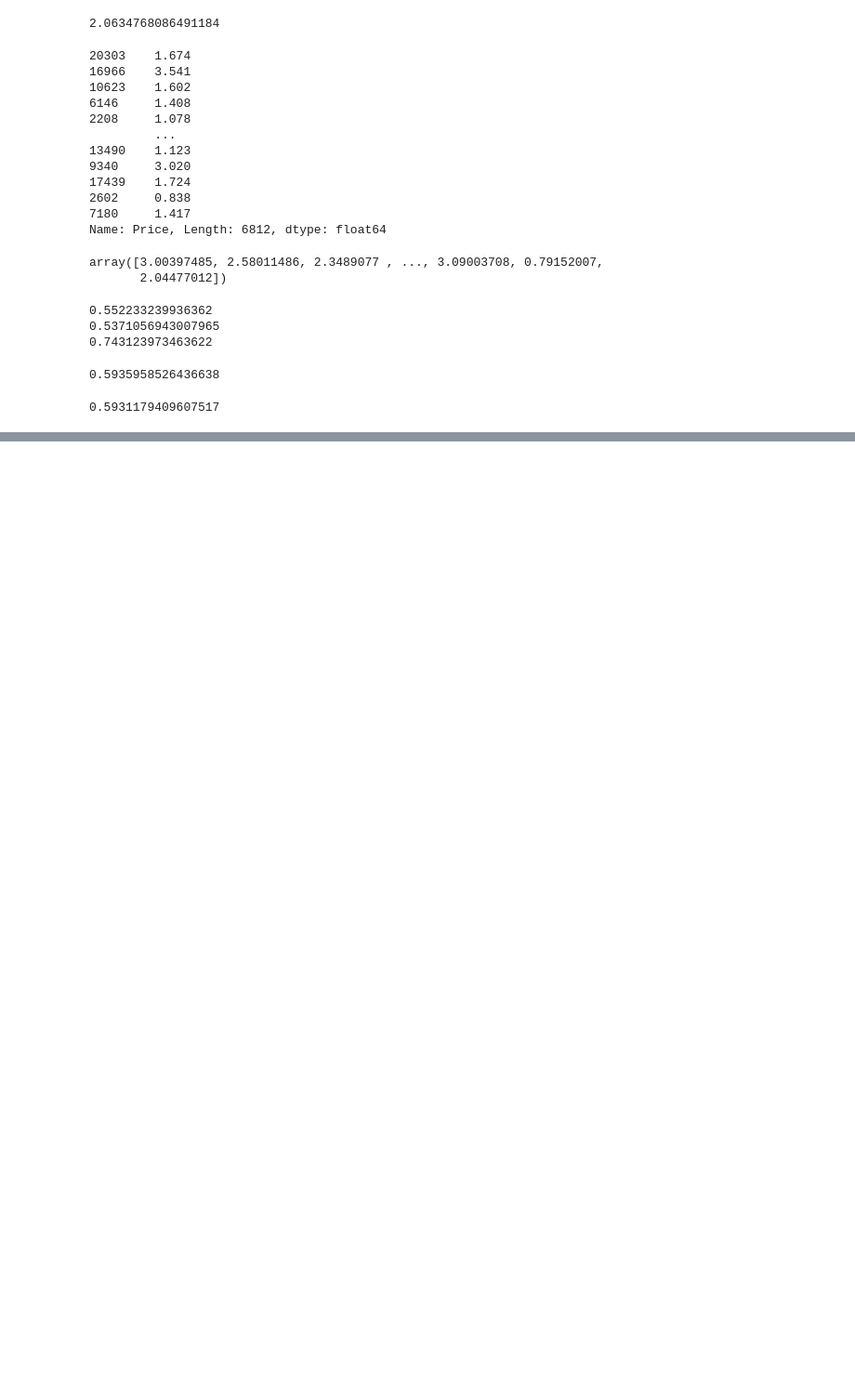
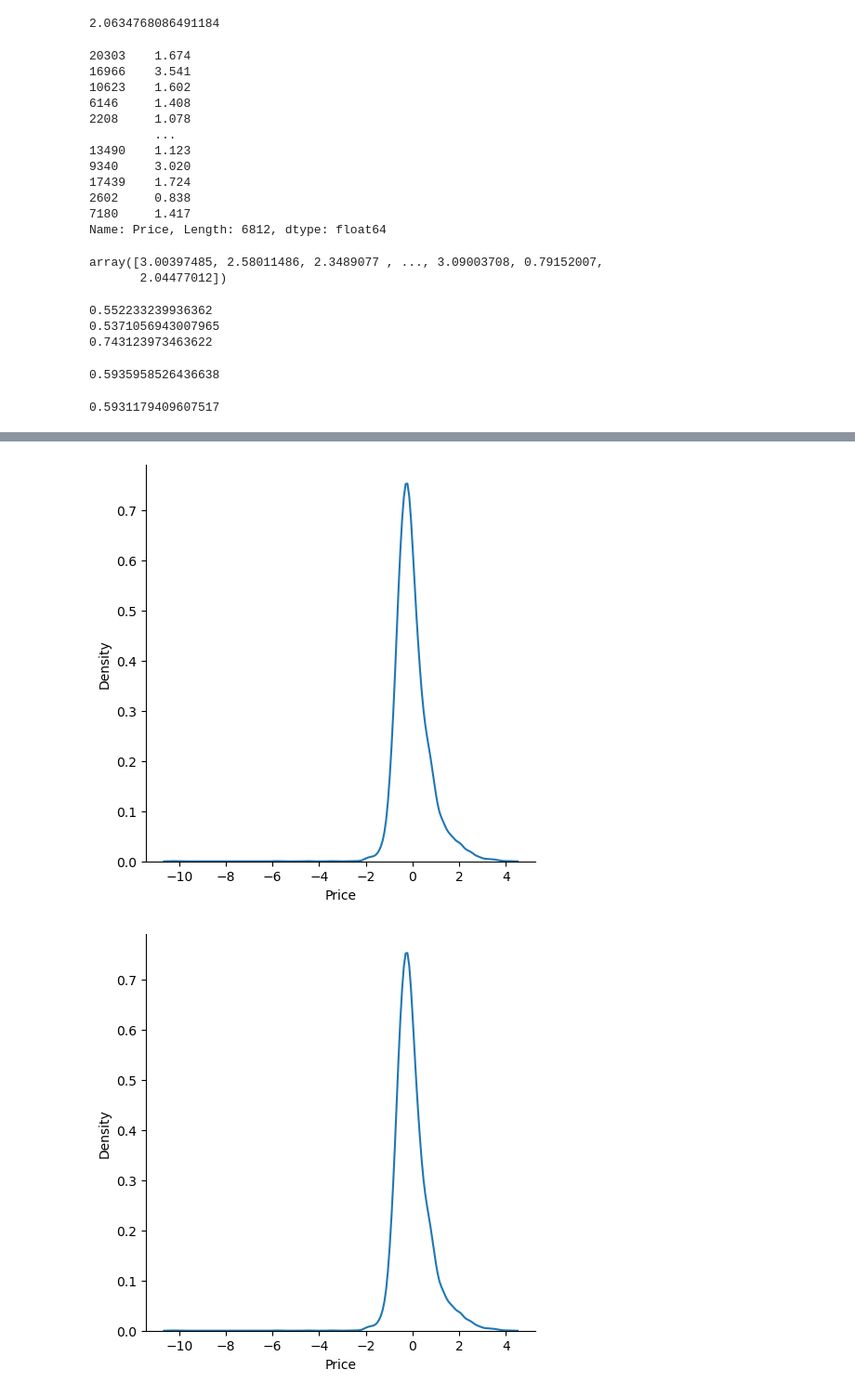
Before and after one commit to rahul-coo/Multi_linear_Model, a Jupyter notebook: California_Housing.ipynb, the cells around one changed output, grey strips where cells are left out. Shown at 93% size. Drawn from its saved outputs; the diff is of its cells as text; code cells hidden in the pictures; blank space fills up the shorter version.

```diff
--- a/California_Housing.ipynb
+++ b/California_Housing.ipynb
@@ -326,0 +334,2 @@ print(score)
+# %%
+residuals=y_test-y_pred
@@ -326,0 +351,6 @@ print(score)
+# %%
+sns.displot(residuals,kind="kde")
+plt.show()
+# %% [output]
+[figure, added]
+[figure, added]
```
Also changed, not shown: parts of 4 cells of this notebook, 1 other file.
